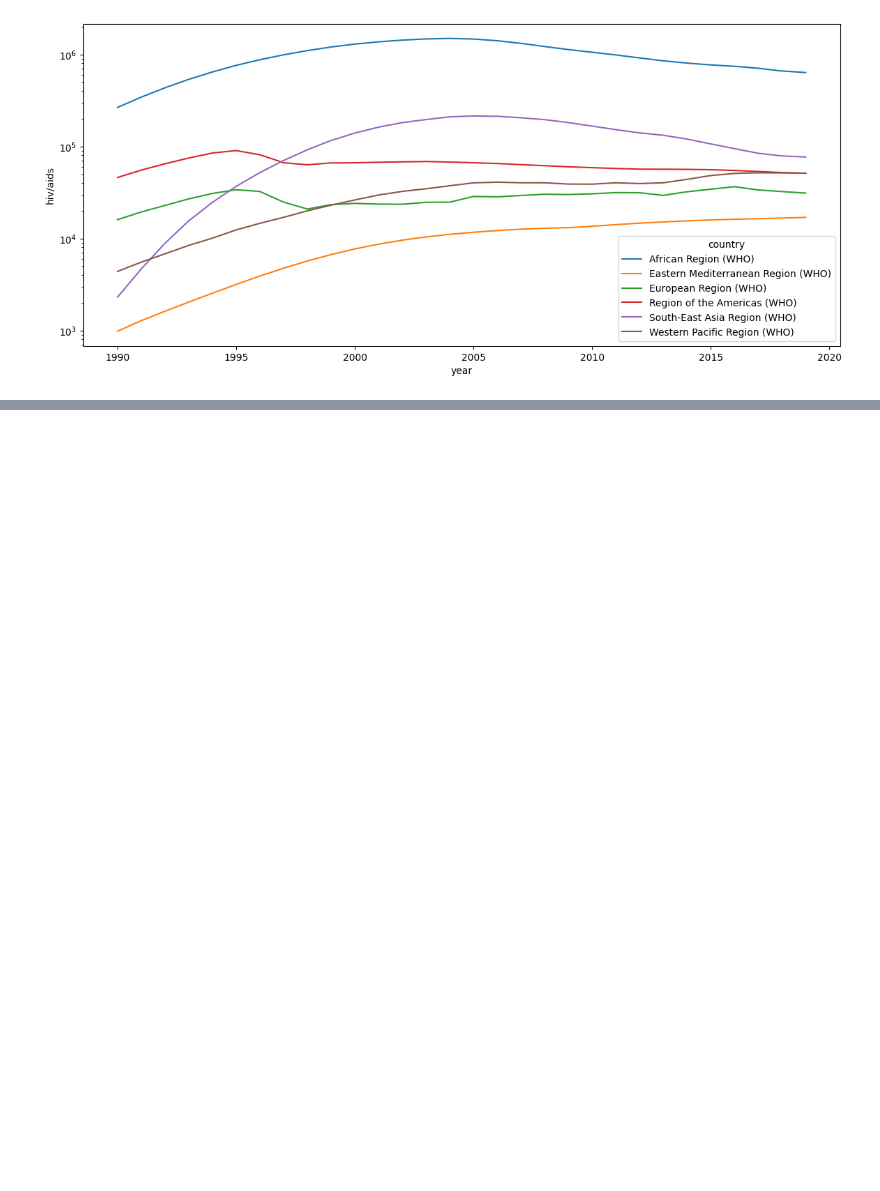
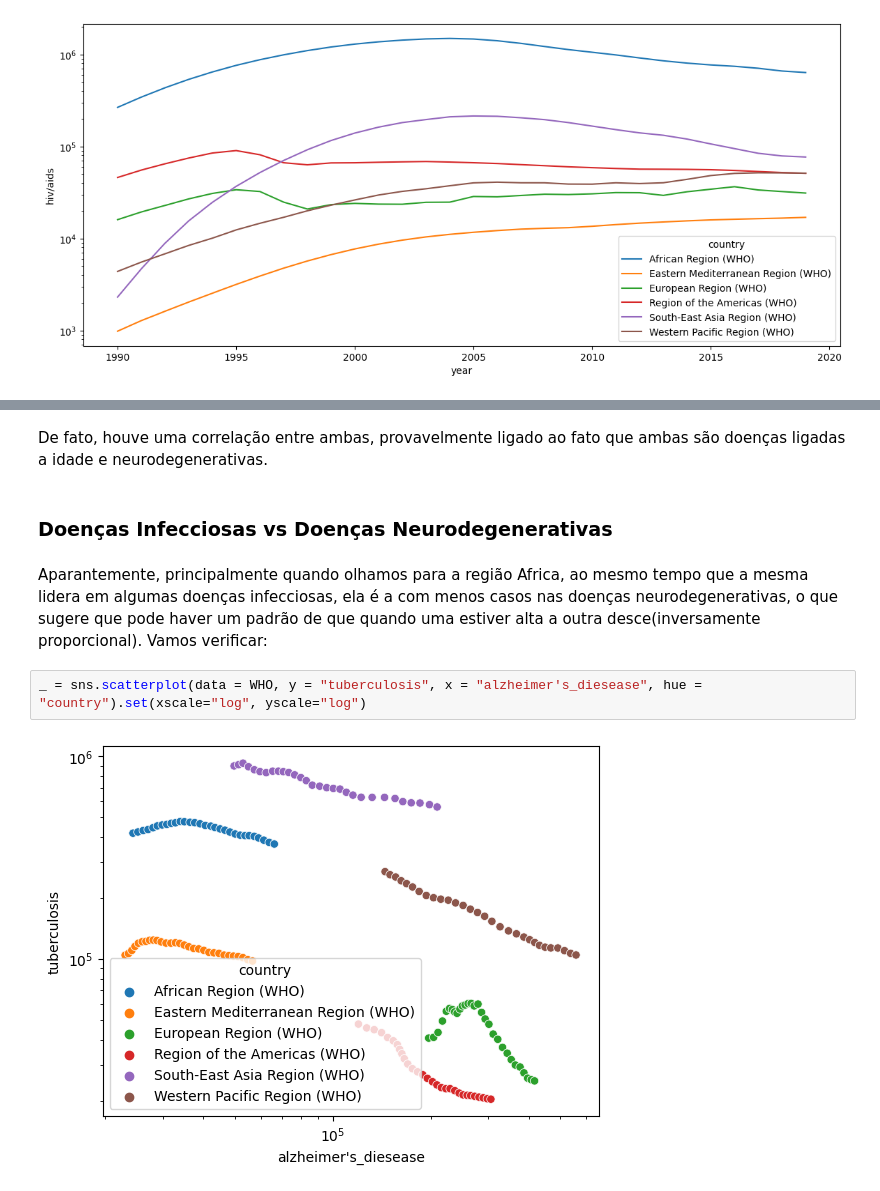
Before and after one commit to phbonamin/Analise_de_Mortalidade_Mundial-1990-2019-, a Jupyter notebook: Analise_de_Mortalidade_Mundial(1990-2019).ipynb, the cells around one changed output, grey strips where cells are left out. Drawn from its saved outputs; the diff is of its cells as text; blank space fills up the shorter version.

```diff
--- a/Analise_de_Mortalidade_Mundial(1990-2019).ipynb
+++ b/Analise_de_Mortalidade_Mundial(1990-2019).ipynb
@@ -248,0 +255,10 @@ _  = sns.lmplot( data = WHO, y = "tuberculosis", x = "alzheimer's_diesease", hue
+# %% [markdown]
+De fato, houve uma correlação entre ambas, provavelmente ligado ao fato que ambas são doenças ligadas a idade e neurodegenerativas.
+# %% [markdown]
+### Doenças Infecciosas vs Doenças Neurodegenerativas
+# %% [markdown]
+Aparantemente, principalmente quando olhamos para a região Africa, ao mesmo tempo que a mesma lidera em algumas doenças infecciosas, ela é a com menos casos nas doenças neurodegenerativas, o que sugere que pode haver um padrão de que quando uma estiver alta a outra desce(inversamente proporcional). Vamos verificar:
+# %%
+_ = sns.scatterplot(data = WHO, y = "tuberculosis", x = "alzheimer's_diesease", hue = "country").set(xscale="log", yscale="log")
+# %% [output]
+[figure, added]
```
Also changed, not shown: parts of 26 cells of this notebook.
